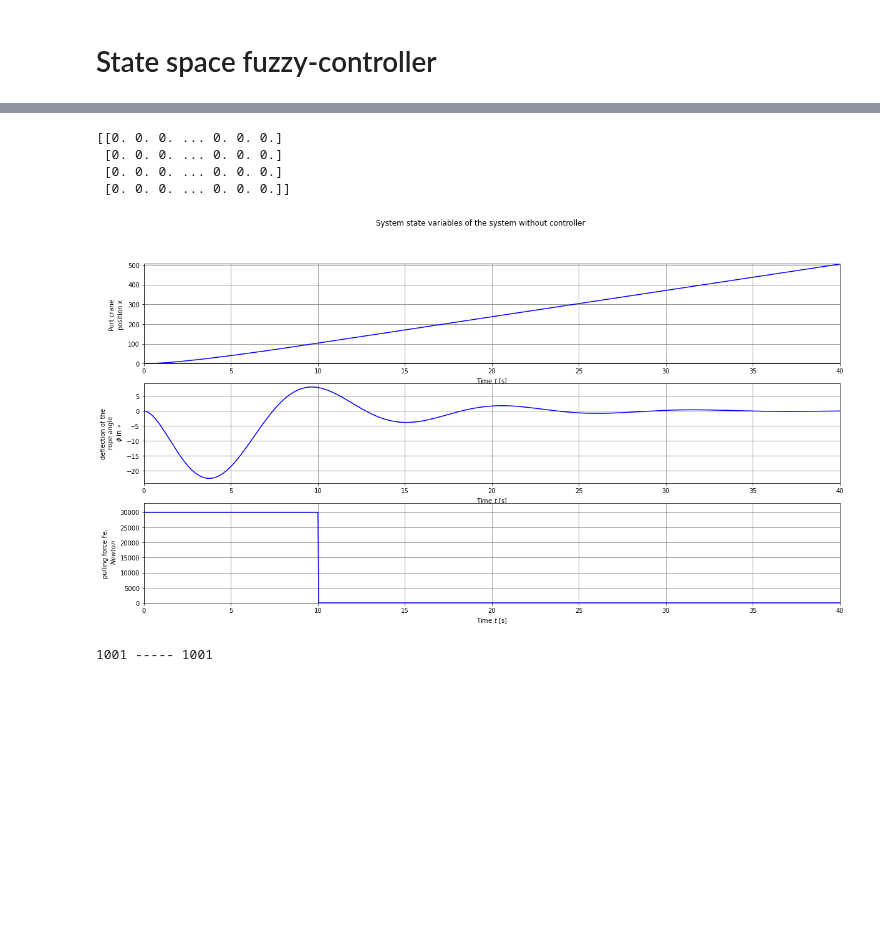
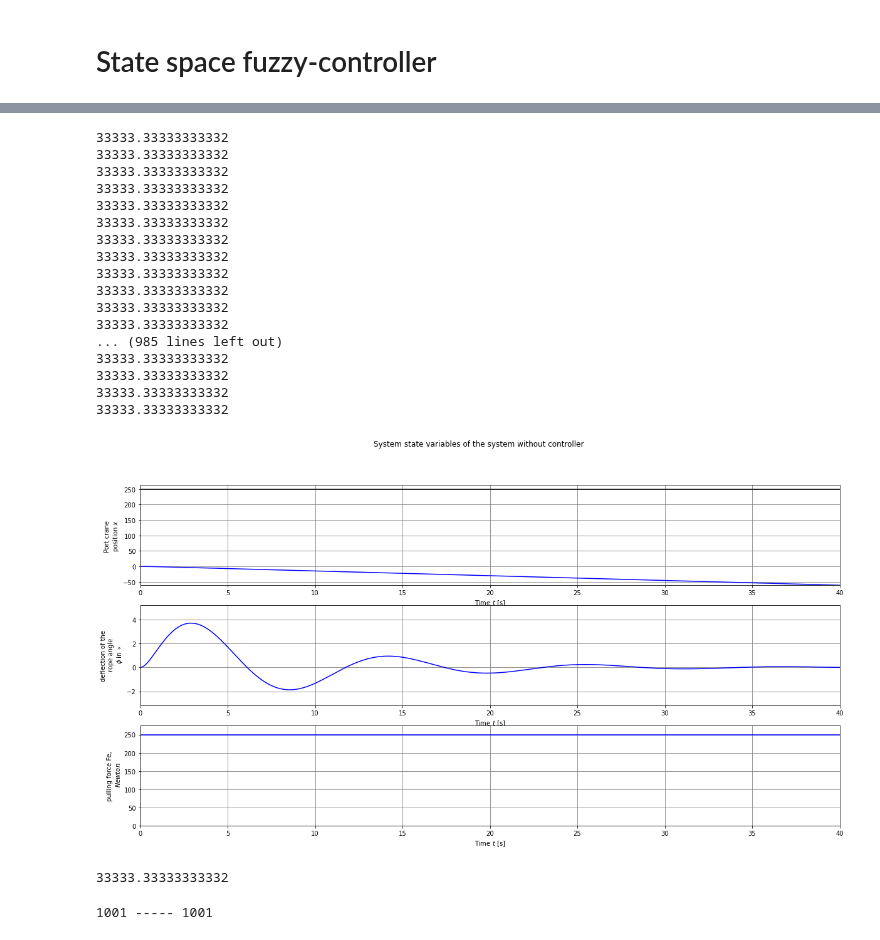
Before and after one commit to dvogureckiy99/Fuzzy, a Jupyter notebook: lab3.ipynb, the cells around one changed output, grey strips where cells are left out. Cells and saved outputs as stored; diff of their text form; code cells hidden in the pictures; blank space fills up the shorter version.

```diff
--- a/lab3.ipynb
+++ b/lab3.ipynb
@@ -277,7 +277,7 @@ x_zad=250 # in m
 #Сгенерировали нечёткую систему
 
 #Fuzzy regulator parameters init
-Fe_abs=1e3
+Fe_abs=4e4
 Fe_min=-Fe_abs
 Fe_max=Fe_abs
 
@@ -322,21 +322,3 @@ sys_sim = ctrl.ControlSystemSimulation(sys_ctrl)
-# %%
-
-
-# Define the time and input vectors
-time_start_force=0
-T_N=int(1e3+1) #points for simulation
-time_interval_stop = 40 # length of time interval in sec
-time_application_of_force = 10
-T = np.linspace(0, time_interval_stop, (T_N))
-dt= time_interval_stop/(T_N-1) # time step
-N_time_start_force = math.ceil((time_start_force/time_interval_stop)*(T_N))
-#Fe_en=np.concatenate( ( np.zeros(N_time_start_force), np.ones(T_N-N_time_start_force) ) )
-#Fe = np.array([0])
-
-N_time_application_of_force = math.ceil((time_application_of_force/time_interval_stop)*(T_N))
-Fe = 3e4*np.concatenate(( np.zeros(N_time_start_force),
-            np.ones(N_time_application_of_force),
-            np.zeros(len(T)-N_time_start_force-N_time_application_of_force) ))
 # %%
 #Input/ouput model for the object
 sys_object = ct.NonlinearIOSystem(port_crane_updfcn, port_crane_outfcn,
@@ -581,8 +569,21 @@ def input_output_response(
 # %%
 # Define the generator for simulating an system with Fuzzy-controller
 
+# Define the time and input vectors
+time_start_force=0
+T_N=int(1e3+1) #points for simulation
+time_interval_stop = 40 # length of time interval in sec
+time_application_of_force = 10
+
+T = np.linspace(0, time_interval_stop, (T_N))
+N_time_start_force = math.ceil((time_start_force/time_interval_stop)*(T_N))
+#x_zad=np.concatenate( ( np.zeros(N_time_start_force), np.ones(T_N-N_time_start_force) ) )
+#Fe = np.array([0])
+N_time_application_of_force = math.ceil((time_application_of_force/time_interval_stop)*(T_N))
+x_zad_en = x_zad*np.ones(T_N)
+
 sys_state = np.array([[0],[0],[0],[0]])
-sys_state = input_output_response(sys_object, T, Fe, sys_state[0:4,0],params={},Fuzzy_regulator=sys_sim)
+sys_state = input_output_response(sys_object, T, x_zad_en, sys_state[0:4,0],params={},Fuzzy_regulator=sys_sim)
 '''
 sys_state = np.array([[0],[0],[0],[0]]) # array for state variables of the object size=(4,TN+1) =[x,dx,phi,dphi]^T where dx ... ddphi are vectors
 temporary_state = np.array([[0],[0],[0],[0]])
@@ -601,39 +602,61 @@ for i in range(len(T)-1):
 
     def ufun(t):
       # Find the value of the index using linear interpolation
       idx = np.searchsorted(T, t, side='left')
       if idx == 0:
           # For consistency in return type, multiple by a float
           return U[..., 0] * 1.
       else:
           dtk = (t - T[idx-1]) / (T[idx] - T[idx-1])
           return U[..., idx-1] * (1. - dtk) + U[..., idx] * dtke
 
     if i==0:
       temporary_state = np.array(  [ dt*(sys_object.dynamics(T[i], sys_state[0:4,i], [Fe[i]])) ]  ).T
     else:
       temporary_state = np.array(  [ dt*(sys_object.dynamics(T[i], sys_state[0:4,i], [Fe[i]])) ]  + sys_state[0:4,i-1] ).T
 
     #temporary_state = np.array(  [ (sys_object._rhs(T[i], sys_state[0:4,i], [Fe[i]])) ]  ).T
     sys_state=np.append( sys_state,   temporary_state  , axis=1)
     '''
 
 #create graphics
 figsize=(20,10)
 plt.figure(figsize=figsize)
-subplots = system_dynamic_plot(sys_object, T, sys_state, u=Fe,
+subplots = system_dynamic_plot(sys_object, T, sys_state, u=x_zad_en,x_ref=x_zad,
          t_start_input=time_start_force, linetype='-b',fig_size=figsize)
 
 # Add title and legend
 plt.suptitle('System state variables of the system without controller')
 import matplotlib.lines as mlines
 pi_line = mlines.Line2D([], [], color='blue', linestyle='-', label='without controller')
 # %% [output]
-[[0. 0. 0. ... 0. 0. 0.]
- [0. 0. 0. ... 0. 0. 0.]
- [0. 0. 0. ... 0. 0. 0.]
- [0. 0. 0. ... 0. 0. 0.]]
+33333.33333333332
+33333.33333333332
+33333.33333333332
+33333.33333333332
+33333.33333333332
+33333.33333333332
+33333.33333333332
+33333.33333333332
+33333.33333333332
+33333.33333333332
+33333.33333333332
+33333.33333333332
+... (985 lines left out)
+33333.33333333332
+33333.33333333332
+33333.33333333332
+33333.33333333332
-[figure, old version]
+[figure, new version]
+# %%
+sys_sim.input['E'] = x_zad-0  #ошибка по координате
+sys_sim.input['Phi_lv'] = 0  #ошибка по углу отклонения
+sys_sim.compute()
+
+u=sys_sim.output['Fe_lv']
+print(u)
+# %% [output]
+33333.33333333332
 # %%
 print((Fe.size),"-----",(T.size))
 # %% [output]
```
Also changed, not shown: parts of 2 cells of this notebook.
